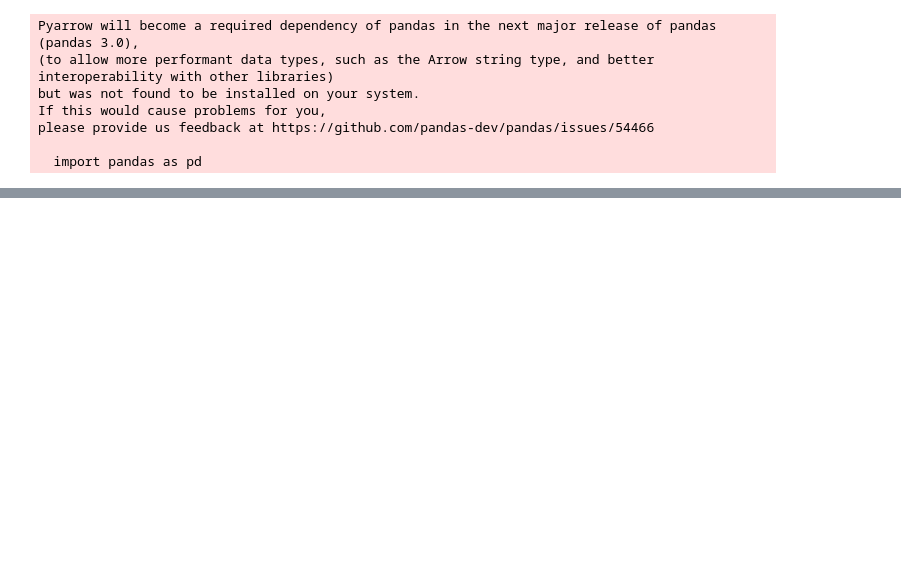
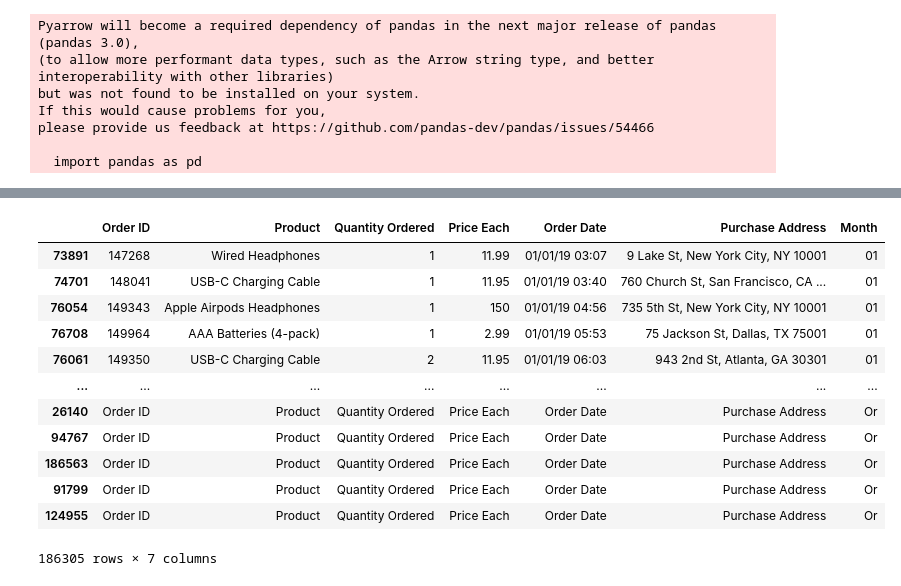
Before and after one commit to jamespairepo/sales_analysis, a Jupyter notebook: analysis.ipynb, the cells around one changed output, grey strips where cells are left out. Cells and saved outputs as stored; diff of their text form; code cells hidden in the pictures; blank space fills up the shorter version.

```diff
--- a/analysis.ipynb
+++ b/analysis.ipynb
@@ -30,0 +12,18 @@ df
+# %%
+# merge csv
+
+files = [file for file in os.listdir('./data')]
+
+all_monts_data = pd.DataFrame()
+
+for file in files:
+    df = pd.read_csv('./data/'+file)
+    all_monts_data = pd.concat([all_monts_data, df])
+
+all_monts_data.to_csv('all_data.csv', index=False)
+
+all_data = pd.read_csv('all_data.csv')
+
+all_data = all_data.sort_values('Order Date')
+
+all_data
@@ -30,0 +63,20 @@ df
+# %%
+# drop 545 NaN
+
+all_data = all_data.dropna(how='all')
+
+all_data
+# %% [output]
+|  | Order ID | Product | Quantity Ordered | Price Each | Order Date | Purchase Address | Month |
+| 73891 | 147268 | Wired Headphones | 1 | 11.99 | 01/01/19 03:07 | 9 Lake St, New York City, NY 10001 | 01 |
+| 74701 | 148041 | USB-C Charging Cable | 1 | 11.95 | 01/01/19 03:40 | 760 Church St, San Francisco, CA ... | 01 |
+| 76054 | 149343 | Apple Airpods Headphones | 1 | 150 | 01/01/19 04:56 | 735 5th St, New York City, NY 10001 | 01 |
+| 76708 | 149964 | AAA Batteries (4-pack) | 1 | 2.99 | 01/01/19 05:53 | 75 Jackson St, Dallas, TX 75001 | 01 |
+| 76061 | 149350 | USB-C Charging Cable | 2 | 11.95 | 01/01/19 06:03 | 943 2nd St, Atlanta, GA 30301 | 01 |
+| ... | ... | ... | ... | ... | ... | ... | ... |
+| 26140 | Order ID | Product | Quantity Ordered | Price Each | Order Date | Purchase Address | Or |
+| 94767 | Order ID | Product | Quantity Ordered | Price Each | Order Date | Purchase Address | Or |
+| 186563 | Order ID | Product | Quantity Ordered | Price Each | Order Date | Purchase Address | Or |
+| 91799 | Order ID | Product | Quantity Ordered | Price Each | Order Date | Purchase Address | Or |
+| 124955 | Order ID | Product | Quantity Ordered | Price Each | Order Date | Purchase Address | Or |
+186305 rows × 7 columns
```
Also changed, not shown: parts of 7 cells of this notebook, 2 other files.
